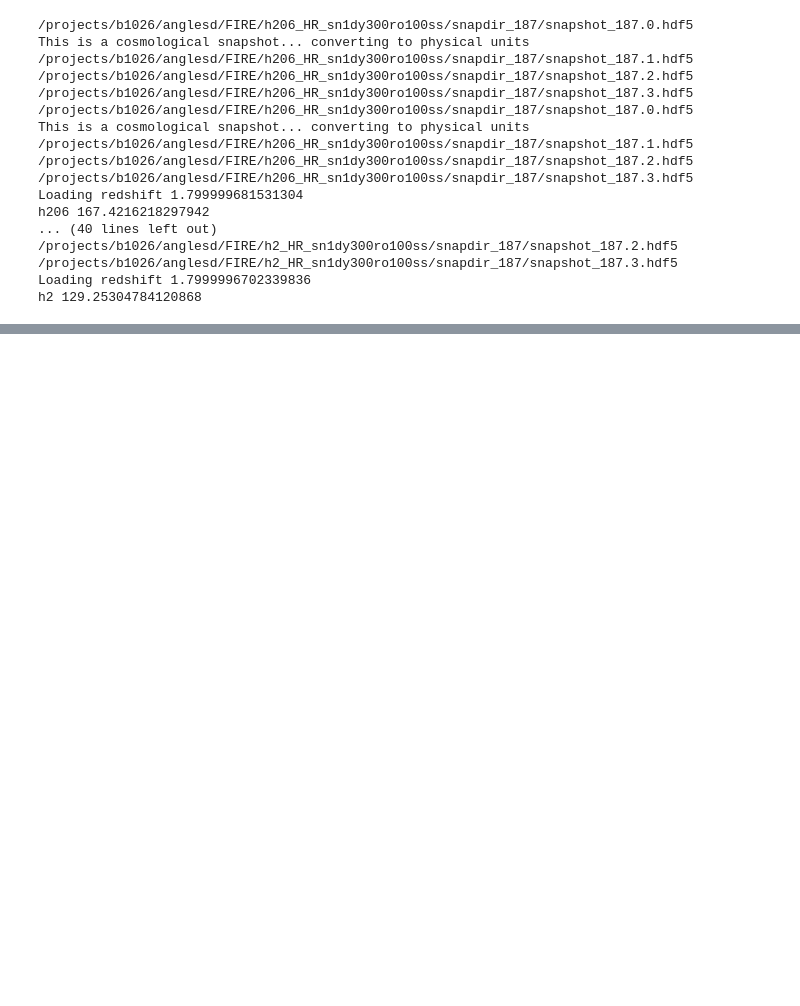
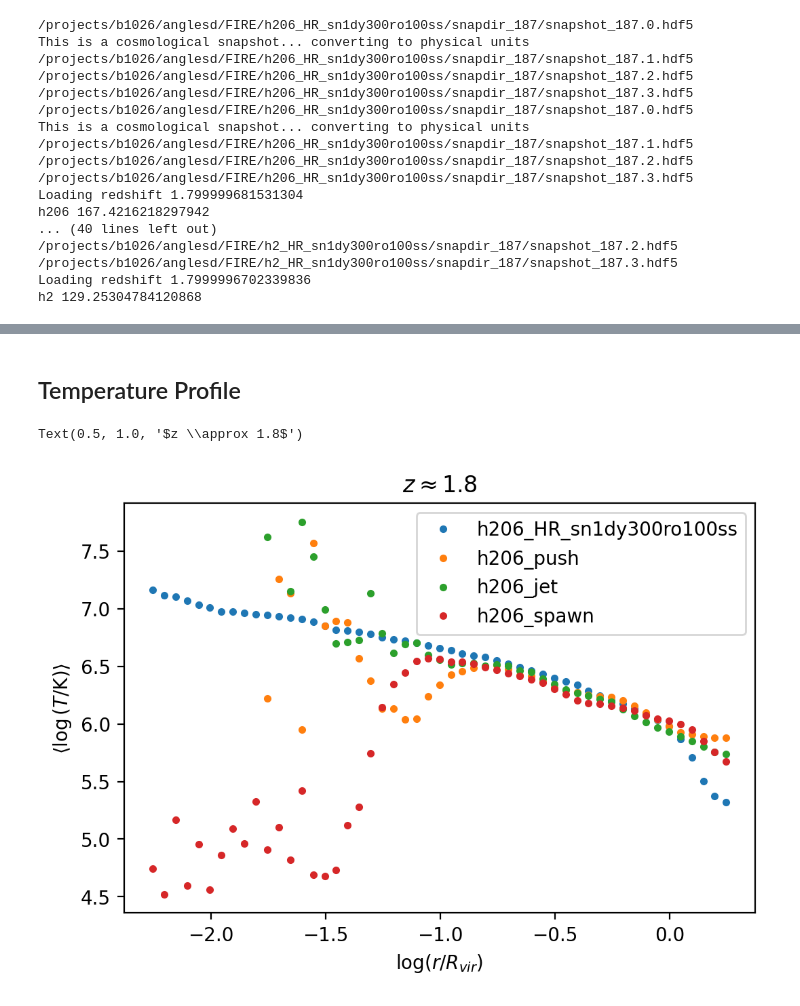
Before and after one commit to isulta/massive-halos, a Jupyter notebook: allprofiles.ipynb, the cells around one changed output, grey strips where cells are left out. Cells and saved outputs as stored; diff of their text form; code cells hidden in the pictures; blank space fills up the shorter version.

```diff
--- a/allprofiles.ipynb
+++ b/allprofiles.ipynb
@@ -10 +33,3 @@ exec(open('scripts/halo_analysis_scripts.py').read())
+# %%
+all_profiles_m13_z_1_8 = {}
 # %%
@@ -33,3 +57,9 @@ h206 167.4216218297942
 /projects/b1026/anglesd/FIRE/h2_HR_sn1dy300ro100ss/snapdir_187/snapshot_187.3.hdf5
 Loading redshift 1.7999996702339836
 h2 129.25304784120868
+# %%
+# Quest (m13 no feedback) read
+for sim in ['h206', 'h29', 'h113', 'h2']:
+    simname = sim + '_HR_sn1dy300ro100ss'
+    snapnum = 187
+    all_profiles_m13_z_1_8[simname] = loadpickle(f'data/{simname}_{snapnum}.pkl')
@@ -35,0 +101,24 @@ h2 129.25304784120868
+# %%
+# CCA (m13 feedback) read
+snapnum = 37
+all_profiles_m13_z_1_8['h206_push'] = loadpickle(f'data/h206_push_{snapnum}.pkl')
+all_profiles_m13_z_1_8['h29_push'] = loadpickle(f'data/h29_push_{snapnum}.pkl')
+all_profiles_m13_z_1_8['h206_jet'] = loadpickle(f'data/h206_jet_{snapnum}.pkl')
+all_profiles_m13_z_1_8['h206_spawn'] = loadpickle(f'data/h206_spawn_{snapnum}.pkl')
+# %% [markdown]
+## Temperature Profile
+# %%
+plt.figure(dpi=200)
+for sim in all_profiles_m13_z_1_8.keys():
+    if 'h206' not in sim:
+        continue
+    rmid, logTavgbins = all_profiles_m13_z_1_8[sim]['rmid'], all_profiles_m13_z_1_8[sim]['logTavgbins']
+    plt.plot(np.log10(rmid), logTavgbins, '.' if 'h206' in sim else '.', label=sim)
+
+plt.xlabel(r'$\log (r/R_{vir})$')
+plt.ylabel(r'$\left<\log \left(T/\mathrm{K}\right)\right>$')
+plt.legend()
+plt.title(r'$z \approx 1.8$')
+# %% [output]
+Text(0.5, 1.0, '$z \\approx 1.8$')
+[figure, added]
```
Also changed, not shown: parts of 8 cells of this notebook, 4 other files.
